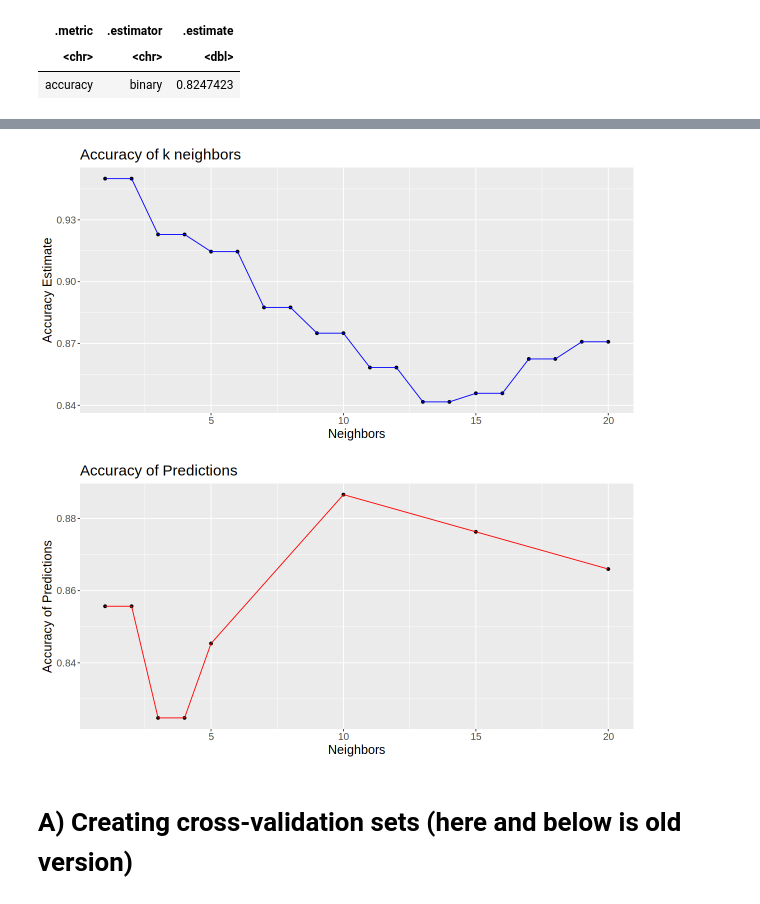
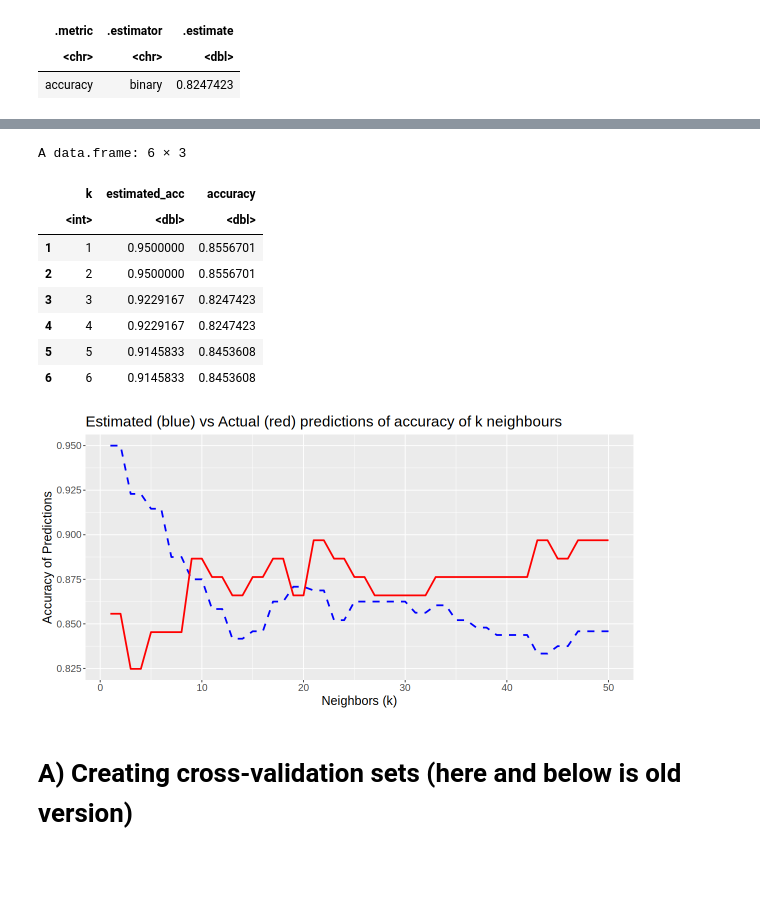
Before and after one commit to wmma2/group_18_project, a Jupyter notebook: Final_report.ipynb, the cells around one changed output, grey strips where cells are left out. Saved outputs shown, nothing was run; the diff lists cells and outputs as text; code cells hidden in the pictures; blank space fills up the shorter version.

Commit message:
plotted actual vs estimated predictions for k1~0
we can delete this after i was just curious

```diff
--- a/Final_report.ipynb
+++ b/Final_report.ipynb
@@ -320,7 +320,7 @@ Computational engine: kknn
 #### **c) Find accuracies of each K**
 # %%
 #Create tibble with 1-25 K's
-k_vals <- tibble(neighbors = seq(from = 1, to = 20))
+k_vals <- tibble(neighbors = seq(from = 1, to = 50))
 
 #Apply this into a workflow
 knn_results <- workflow() |>
@@ -734,0 +647,9 @@ Prediction no yes
+# %%
+#make tibble so easier to make graph
+results_tibble <- tibble(
+  k = 1:50,
+  accuracy = accuracies_df$.estimate
+)
+
+# Print the resulting tibble
+print(results_tibble)
@@ -735,21 +671,35 @@ Prediction no yes
 # %%
-pred_accuracy <- tibble(
-    k = c(1, 2, 3, 4, 5, 10, 15, 20),
-    pred_acc = c(0.8556701, 0.8556701, 0.8247423, 0.8247423,
-                 0.8453608, 0.8865979, 0.8762887, 0.8659794))
+#plot estimated accuracies from above and the actual predictions
 
-pred_accuracy_vs_k <- ggplot(pred_accuracy, aes(x = k, y = pred_acc)) +
-    geom_point() +
-    geom_line(color = 'red') +
-    labs(x = "Neighbors", y = "Accuracy of Predictions") +
-    ggtitle('Accuracy of Predictions') +
+#clean accuracies
+clean_acc <- accuracies |>
+    rename(k = neighbors, estimated_acc = mean) |>
+    select(k, estimated_acc)
+
+#merge clean_acc and results_tibble
+final_tibble <- merge(clean_acc, results_tibble, by = 'k')
+
+head(final_tibble)
+
+actual_v_est_accs <- ggplot(final_tibble, aes(x = k)) +
+    geom_line(aes(y = estimated_acc), color = "blue", size = 1, linetype = "dashed") +
+    geom_line(aes(y = accuracy), color = "red", size = 1, linetype = "solid") +
+    labs(x = "Neighbors (k)", y = "Accuracy of Predictions") +
+    ggtitle('Estimated (blue) vs Actual (red) predictions of accuracy of k neighbours') +
     theme(text = element_text(size = 15))
 
-accuracy_vs_k
-pred_accuracy_vs_k
+actual_v_est_accs
 # %% [output]
+A data.frame: 6 × 3
+|  | k | estimated_acc | accuracy |
+|  | <int> | <dbl> | <dbl> |
+| 1 | 1 | 0.9500000 | 0.8556701 |
+| 2 | 2 | 0.9500000 | 0.8556701 |
+| 3 | 3 | 0.9229167 | 0.8247423 |
+| 4 | 4 | 0.9229167 | 0.8247423 |
+| 5 | 5 | 0.9145833 | 0.8453608 |
+| 6 | 6 | 0.9145833 | 0.8453608 |
-[figure, old version]
+[figure, new version]
-[figure, removed]
 # %% [markdown]
 # **A) Creating cross-validation sets (here and below is old version)**
 # %%
```
Also changed, not shown: parts of 5 cells of this notebook.
